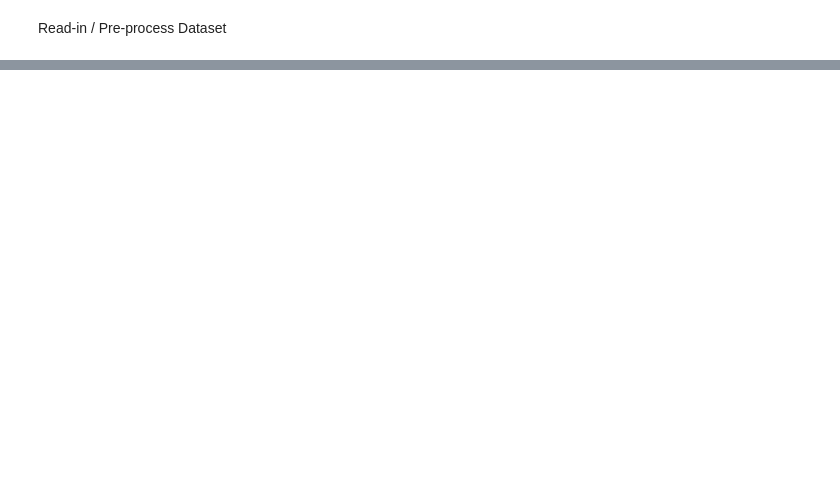
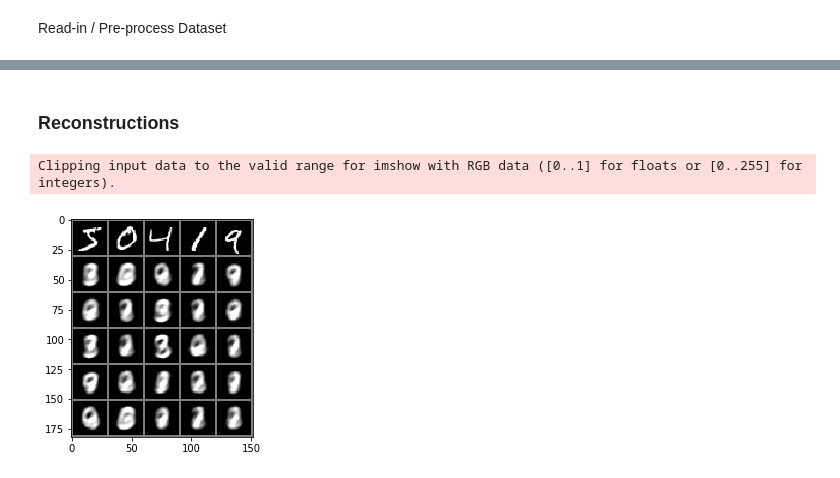
Before and after one commit to cliu-15/R250-Autoencoders-czl22, a Jupyter notebook: AE_Project.ipynb, the cells around one changed output, grey strips where cells are left out. Drawn from its saved outputs; the diff is of its cells as text; code cells hidden in the pictures; blank space fills up the shorter version.

```diff
--- a/AE_Project.ipynb
+++ b/AE_Project.ipynb
@@ -51,0 +76,10 @@ PCA background:
+# %%
+# convert MNIST dataset into numpy arrays
+transform = torchvision.transforms.Compose([torchvision.transforms.ToTensor(), torchvision.transforms.Normalize((0.1307,), (0.3081,))])
+mnist_data = torchvision.datasets.MNIST(root = 'data/', download = True, train = True, transform = transform)
+dataloader = torch.utils.data.DataLoader(mnist_data, batch_size=len(mnist_data))
+data = next(iter(dataloader))[0].numpy()
+data = np.reshape(data, (data.shape[0], data.shape[2] * data.shape[3]))
+labels = next(iter(dataloader))[1].numpy()
+print(data.shape)
+print(labels.shape)
@@ -51,0 +89,22 @@ PCA background:
+# %%
+# perform PCA (10 dimensions) on raw input data
+#X = np.stack(list(itertools.islice(data, 3000)))
+#Y = np.stack(list(itertools.islice(labels, 3000)))
+X = data
+Y = labels
+pca = sklearn.decomposition.PCA(n_components = 4)
+pca_result = pca.fit_transform(X)
+print("Original size: ", X.shape)
+print("Reduced PCA size: ", pca_result.shape)
+print("Top 10 components: ", pca.components_)
+print("Variance explained: ", pca.explained_variance_)
+print("Variance explained ratio: ", pca.explained_variance_ratio_)
+print(sum(pca.explained_variance_ratio_))
+
+# plot first 2 principal components
+p1,p2 = pca_result[:,0], pca_result[:,1]
+plt.scatter(p1, p2, c=Y, edgecolor='none', alpha=0.4, s=10, cmap=plt.cm.get_cmap('tab10', 10))
+plt.xlabel('component 1')
+plt.ylabel('component 2')
+plt.colorbar()
+plt.show()
@@ -51,0 +126,18 @@ PCA background:
+# %% [markdown]
+### Reconstructions
+# %%
+img_recon,_ = next(iter(mnist_batched))
+img_recon = np.reshape(img_recon, (5, 1, 28, 28))
+iterate = iter(mnist_batched)
+for i in range(5):
+  imgs,_ = next(iterate)
+  flat_imgs= np.reshape(imgs, (5, 28 * 28))
+  approx = pca.inverse_transform(pca.transform(flat_imgs))
+  img_recon = torch.cat([img_recon, torch.from_numpy(approx.reshape(5, 1, 28, 28))], 0)
+x = torchvision.utils.make_grid(img_recon, nrow=5, pad_value=.5)
+
+plt.imshow(x.numpy().transpose((1,2,0)))
+plt.show()
+# %% [output]
+Clipping input data to the valid range for imshow with RGB data ([0..1] for floats or [0..255] for integers).
+[figure, added]
```
Also changed, not shown: parts of 70 cells of this notebook.
